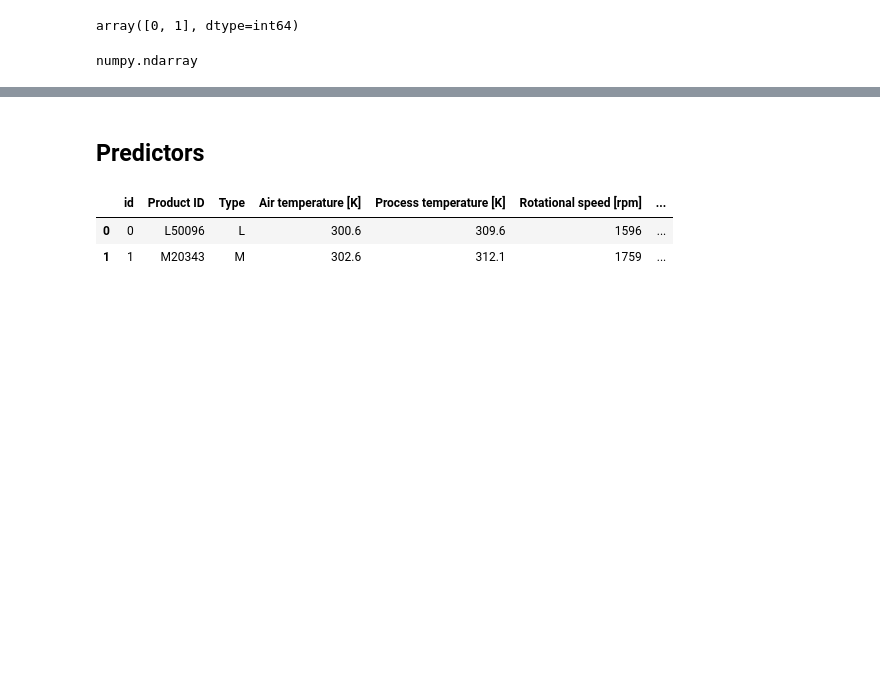
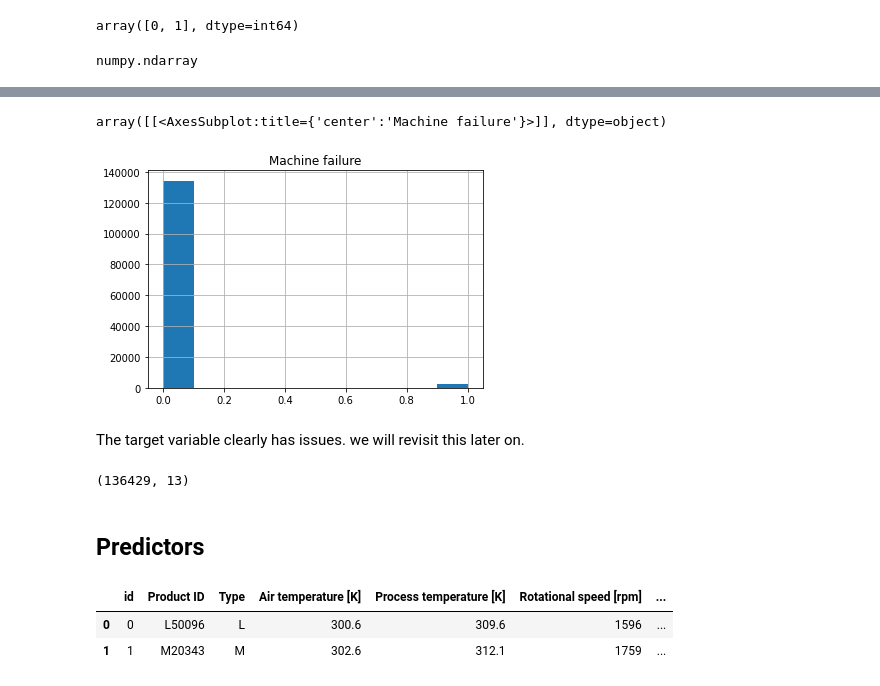
Before and after one commit to LVKinyanjui/Kaggle, a Jupyter notebook: Binary Classification Machine Failures/Machine Failures.ipynb, the cells around one changed output, grey strips where cells are left out. Saved outputs shown, nothing was run; the diff lists cells and outputs as text; code cells hidden in the pictures; blank space fills up the shorter version.

```diff
--- a/Binary Classification Machine Failures/Machine Failures.ipynb
+++ b/Binary Classification Machine Failures/Machine Failures.ipynb
@@ -27,3 +35,16 @@ numpy.ndarray
+# %%
+train[['Machine failure']].hist()
+# %% [output]
+array([[<AxesSubplot:title={'center':'Machine failure'}>]], dtype=object)
+[figure, added]
+# %% [markdown]
+The target variable clearly has issues. we will revisit this later on.
+# %%
+# Dropping it from the dataframe
+train.drop(columns='Machine failure', inplace=True)
+train.shape
+# %% [output]
+(136429, 13)
 # %% [markdown]
 ## Predictors
 # %%
```
Also changed, not shown: parts of 26 cells of this notebook, 4 other files.
